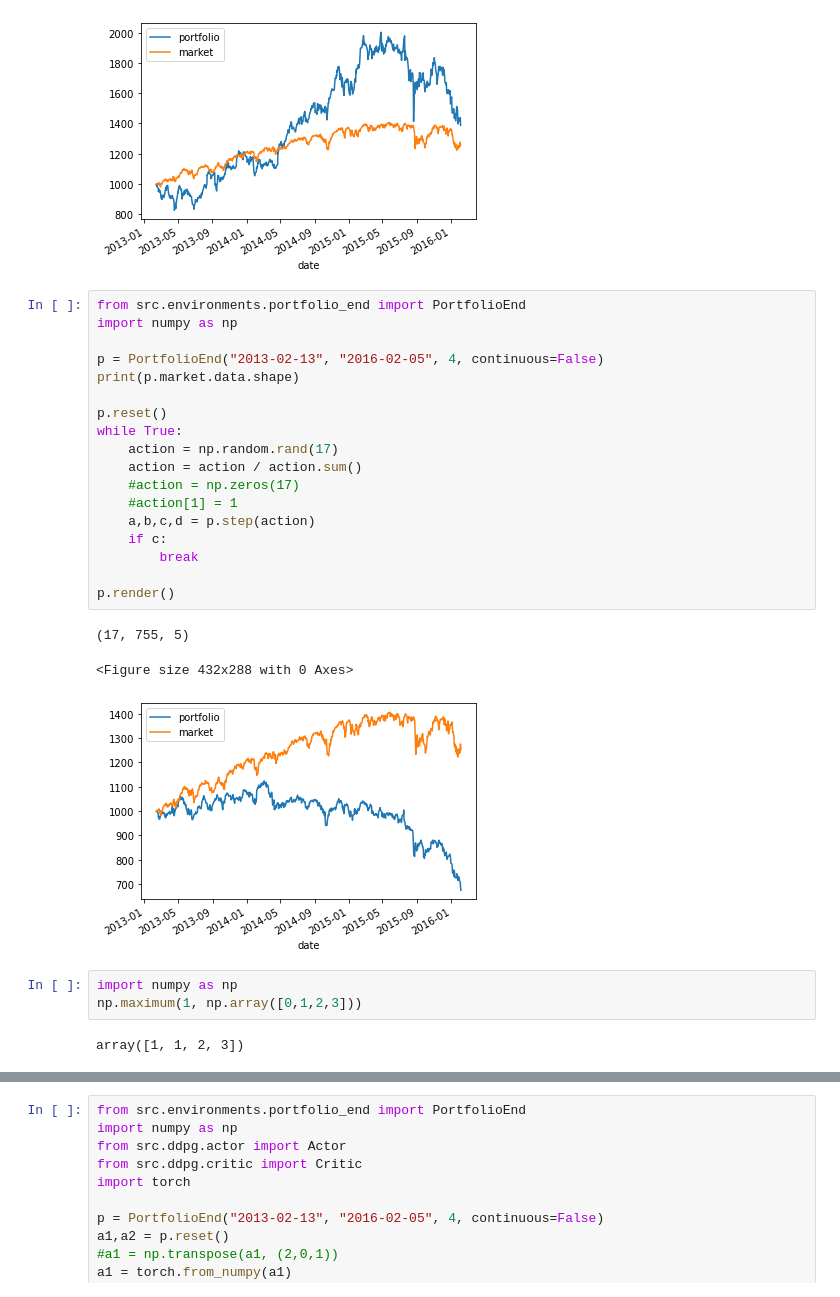
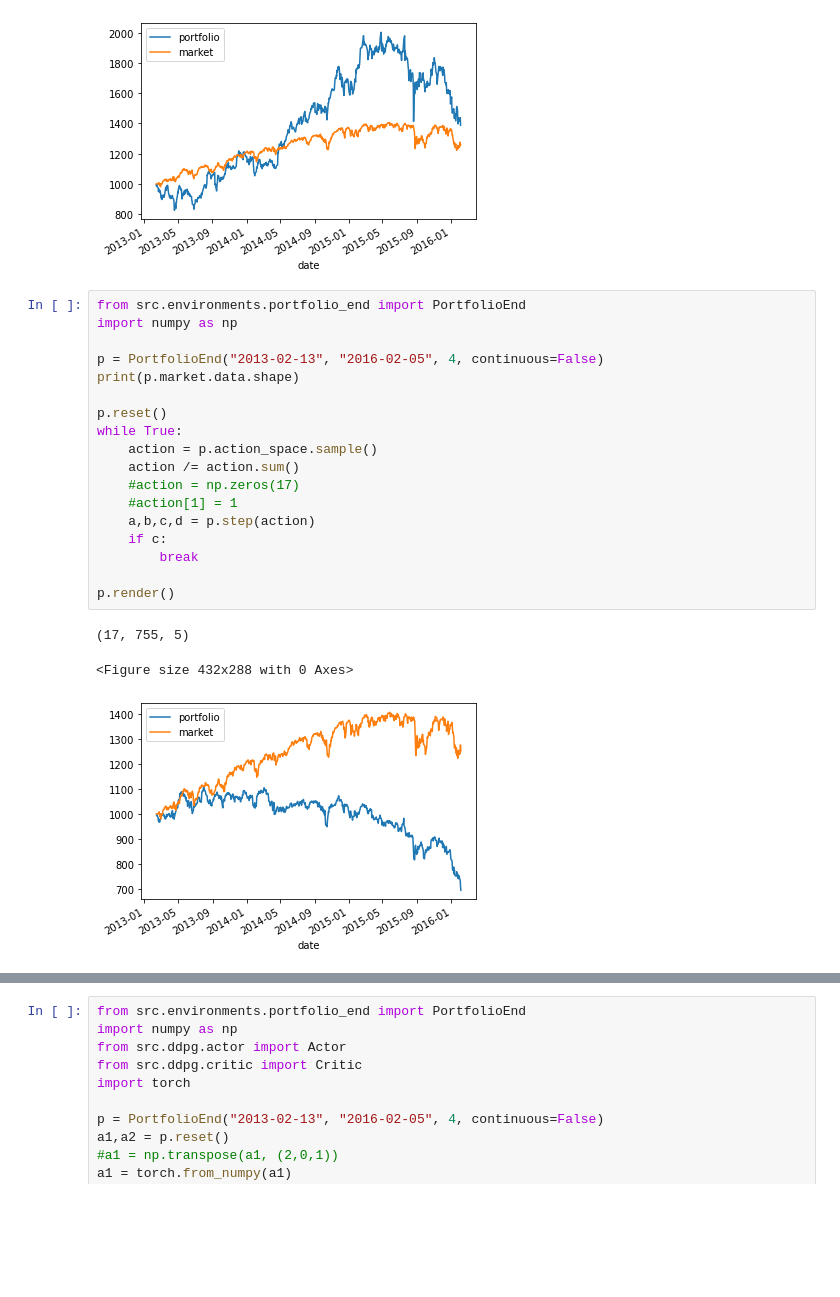
Before and after one commit to ChenYiYuIvan/rl_portfolio_management, a Jupyter notebook: testing.ipynb, the cells around one changed output, grey strips where cells are left out. Cells and saved outputs as stored; diff of their text form; blank space fills up the shorter version.

```diff
--- a/testing.ipynb
+++ b/testing.ipynb
@@ -52,27 +52,22 @@ p.render()
 # %%
 from src.environments.portfolio_end import PortfolioEnd
 import numpy as np
 
 p = PortfolioEnd("2013-02-13", "2016-02-05", 4, continuous=False)
 print(p.market.data.shape)
 
 p.reset()
 while True:
-    action = np.random.rand(17)
-    action = action / action.sum()
+    action = p.action_space.sample()
+    action /= action.sum()
     #action = np.zeros(17)
     #action[1] = 1
     a,b,c,d = p.step(action)
     if c:
         break
 
 p.render()
 # %% [output]
 (17, 755, 5)
 <Figure size 432x288 with 0 Axes>
-[figure, old version]
+[figure, new version]
-# %%
-import numpy as np
-np.maximum(1, np.array([0,1,2,3]))
-# %% [output]
-array([1, 1, 2, 3])
```
Also changed, not shown: parts of 1 cell of this notebook, 4 other files.
